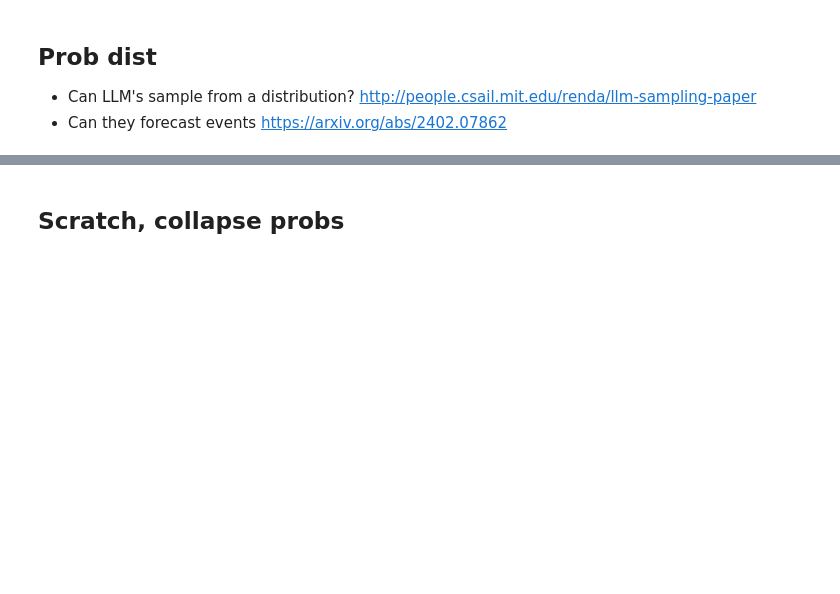
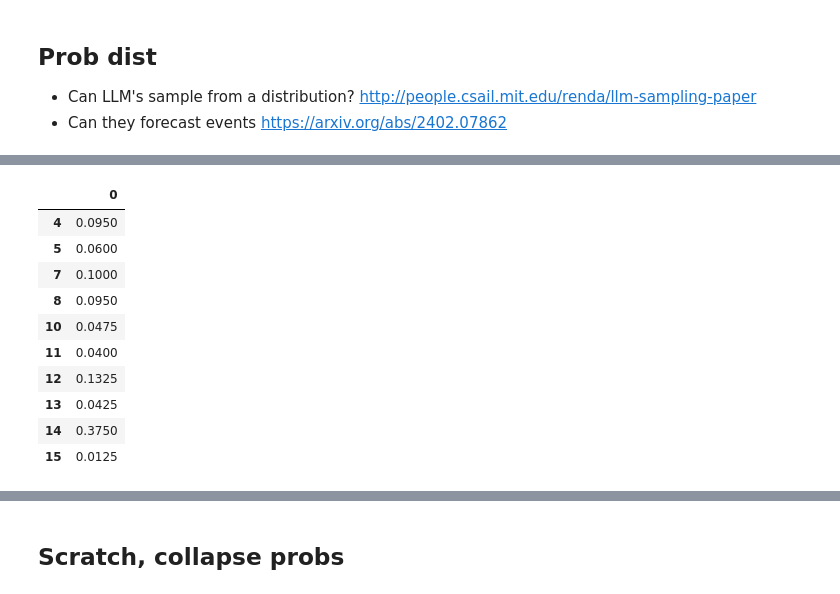
Before and after one commit to wassname/prob_jsonformer, a Jupyter notebook: prob_dist.ipynb, the cells around one changed output, grey strips where cells are left out. Saved outputs shown, nothing was run; the diff lists cells and outputs as text; code cells hidden in the pictures; blank space fills up the shorter version.

```diff
--- a/prob_dist.ipynb
+++ b/prob_dist.ipynb
@@ -241,0 +139,17 @@ Wall time: 48.5 ms
+# %%
+t0 = pd.Timestamp.now()
+r0 = method0(choices, n=400)
+t0 = pd.Timestamp.now() - t0
+r0
+# %% [output]
+|  | 0 |
+| 4 | 0.0950 |
+| 5 | 0.0600 |
+| 7 | 0.1000 |
+| 8 | 0.0950 |
+| 10 | 0.0475 |
+| 11 | 0.0400 |
+| 12 | 0.1325 |
+| 13 | 0.0425 |
+| 14 | 0.3750 |
+| 15 | 0.0125 |
```
Also changed, not shown: parts of 13 cells of this notebook, 3 other files.
